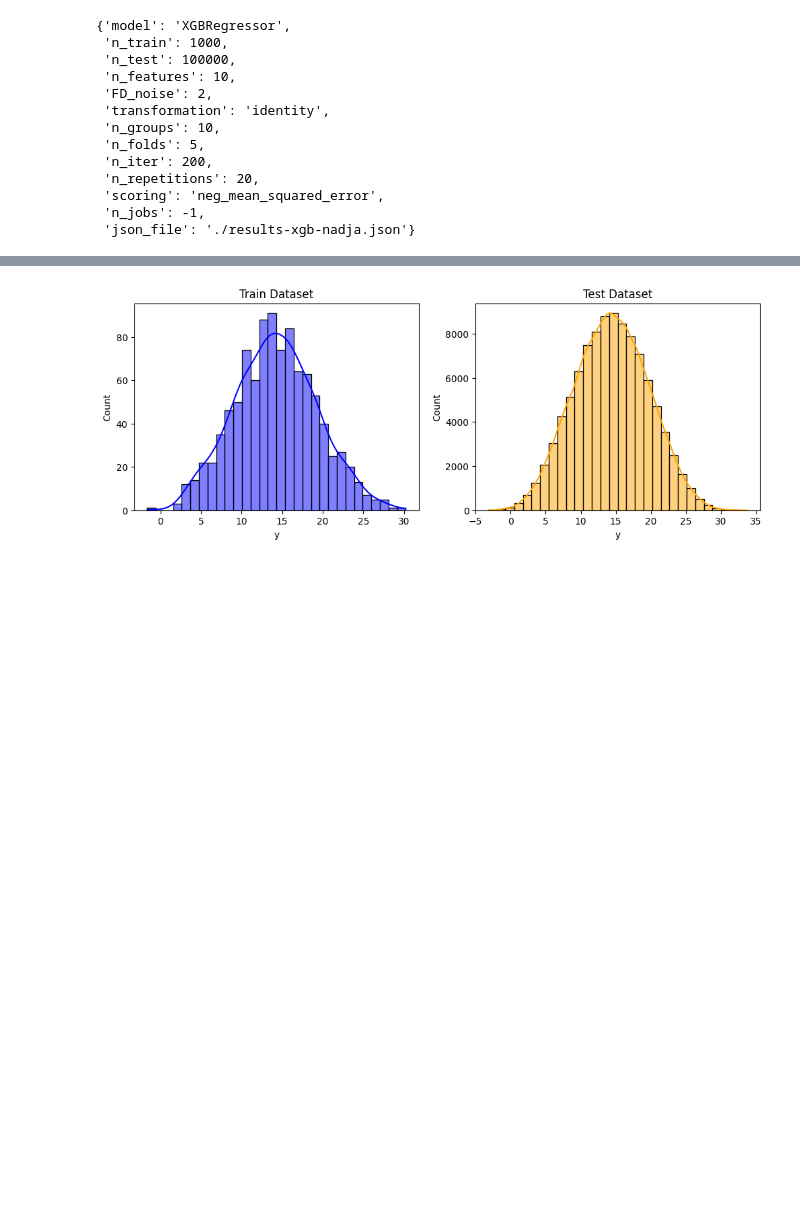
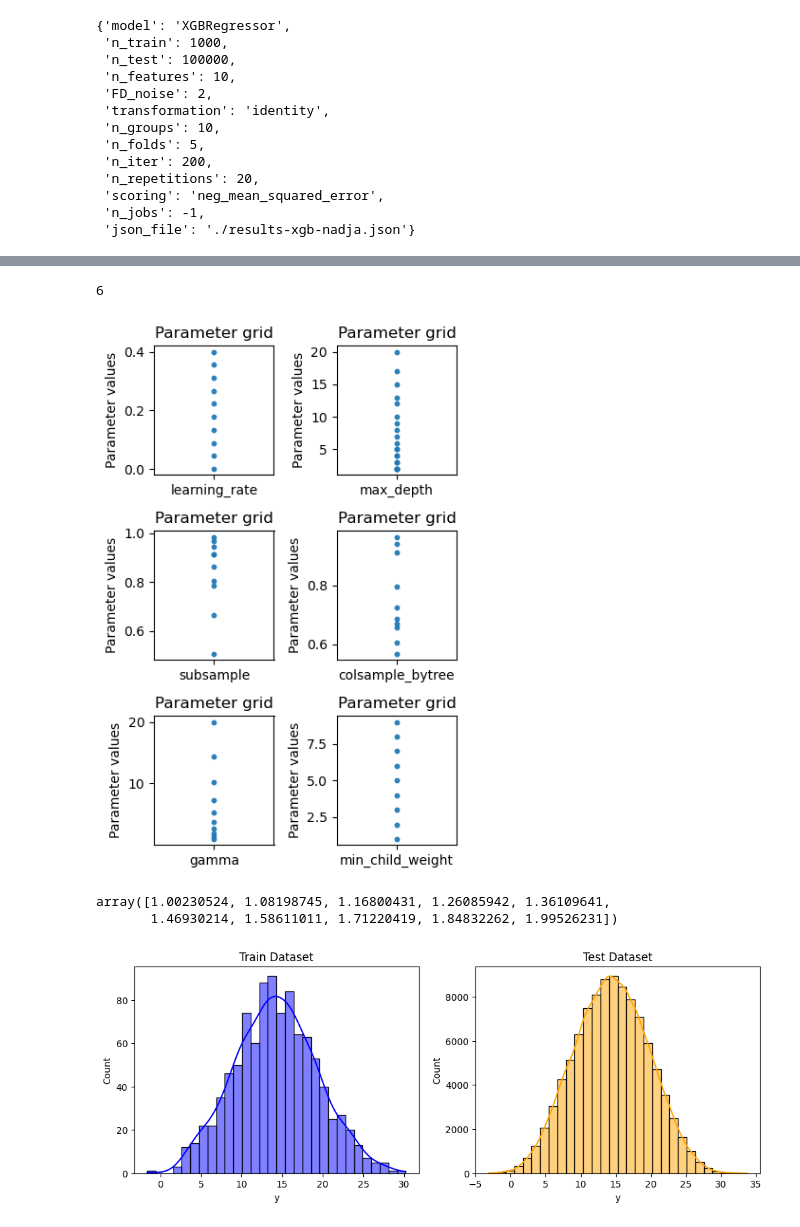
Before and after one commit to annegriddl/slds_stratification, a Jupyter notebook: Simulations/Experiments5 XGBoost/setup_XGBoost.ipynb, the cells around one changed output, grey strips where cells are left out. Cells and saved outputs as stored; diff of their text form; code cells hidden in the pictures; blank space fills up the shorter version.

```diff
--- a/Simulations/Experiments5 XGBoost/setup_XGBoost.ipynb
+++ b/Simulations/Experiments5 XGBoost/setup_XGBoost.ipynb
@@ -105,3 +135,31 @@ params
+# %%
+# Plot each parameter in separate plots
+print(len(param_grid))
+fig, axes = plt.subplots(3, 2, figsize=(4, 6))
+axes = axes.flatten()
+
+for i, key in enumerate(param_grid.keys()):
+    count = len(param_grid[key])
+    ax = axes[i]
+    ax.scatter(np.repeat(i, count), param_grid[key], s=10, alpha=0.9)
+    ax.set_xticks([i])
+    ax.set_xticklabels([key])
+    ax.set_ylabel('Parameter values')
+    ax.set_title('Parameter grid')
+
+plt.tight_layout()
+
+# Save the figure
+fig.savefig('./plots/XGBBoost_parameter_plots.png')
+plt.show()
+# %% [output]
+6
+[figure, added]
+# %%
+param_grid['learning_rate']
+# %% [output]
+array([1.00230524, 1.08198745, 1.16800431, 1.26085942, 1.36109641,
+       1.46930214, 1.58611011, 1.71220419, 1.84832262, 1.99526231])
 # %%
 train = FriedmanDataset(n_samples=n_train,
                             n_features=n_features,
```
Also changed, not shown: parts of 4 cells of this notebook, 4 other files.
